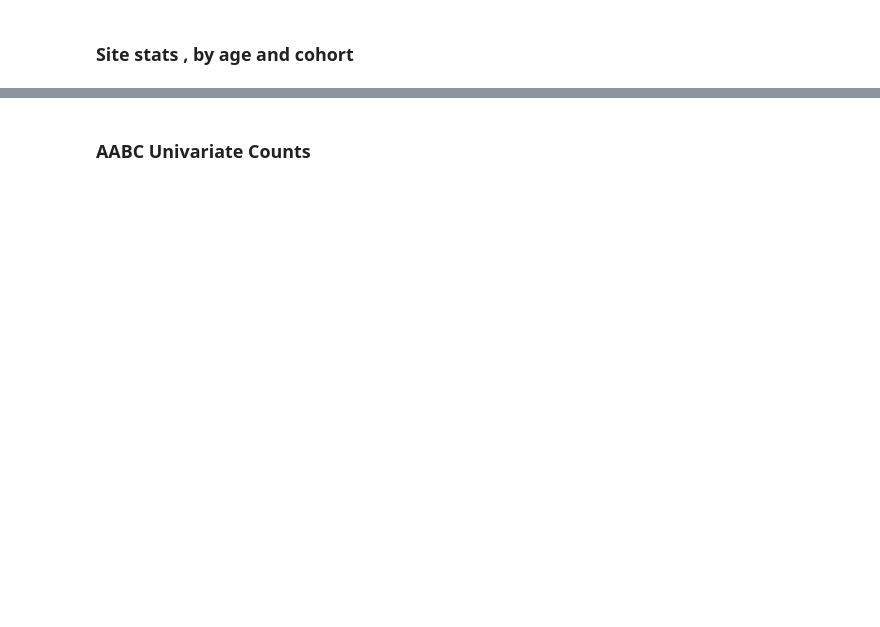
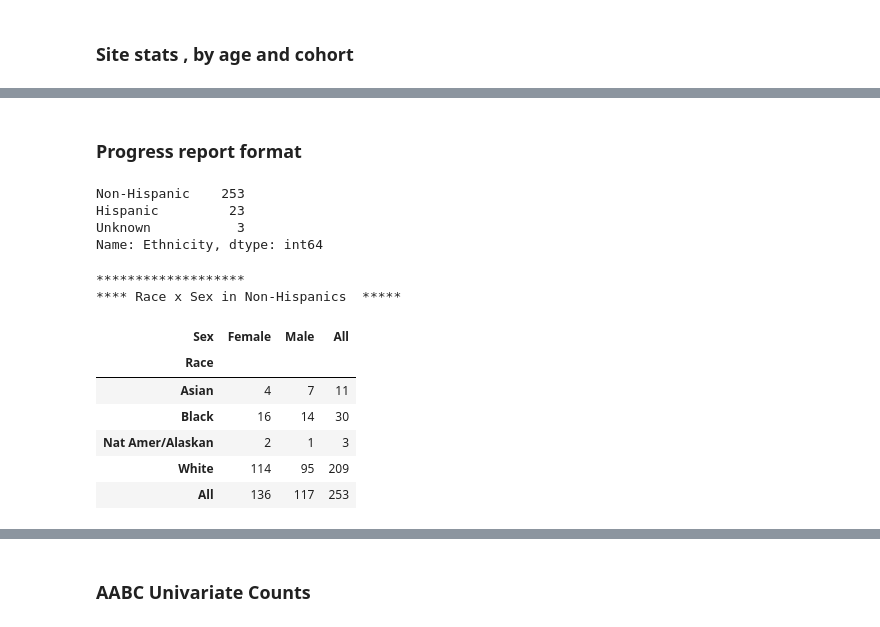
Before and after one commit to humanconnectome/AABC_Behavioral_QC, a Jupyter notebook: AABC_HCA_recruitmentstats.ipynb, the cells around one changed output, grey strips where cells are left out. Cells and saved outputs as stored; diff of their text form; code cells hidden in the pictures; blank space fills up the shorter version.

```diff
--- a/AABC_HCA_recruitmentstats.ipynb
+++ b/AABC_HCA_recruitmentstats.ipynb
@@ -238,0 +226,28 @@ pd.crosstab(umn.Cohort,umn.AgeGroup5,margins=True)#.plot.bar(rot=45,title='AABC'
+# %% [markdown]
+### Progress report format
+# %%
+forplot.Ethnicity.value_counts()
+#forplot.columns
+# %% [output]
+Non-Hispanic    253
+Hispanic         23
+Unknown           3
+Name: Ethnicity, dtype: int64
+# %%
+print("*******************")
+print("**** Race x Sex in Non-Hispanics  *****")
+nhisp=forplot.loc[forplot.Ethnicity=='Non-Hispanic'].copy()
+pd.crosstab(nhisp.Race,nhisp.Sex,margins=True)#.plot.bar(rot=45,title='AABC')
+#n=pd.crosstab(nhisp.Race,nhisp.Sex,margins=True)#.plot.bar(rot=45,title='AABC')
+#n.to_csv('Non-Hispanic.csv')
+#n
+# %% [output]
+*******************
+**** Race x Sex in Non-Hispanics  *****
+| Sex | Female | Male | All |
+| Race |  |  |  |
+| Asian | 4 | 7 | 11 |
+| Black | 16 | 14 | 30 |
+| Nat Amer/Alaskan | 2 | 1 | 3 |
+| White | 114 | 95 | 209 |
+| All | 136 | 117 | 253 |
```
Also changed, not shown: parts of 28 cells of this notebook, 1 other file.
